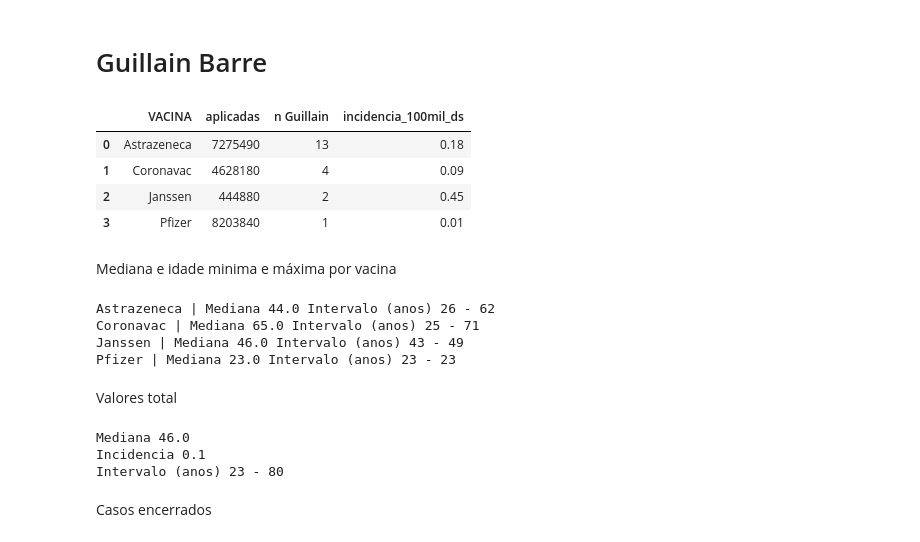
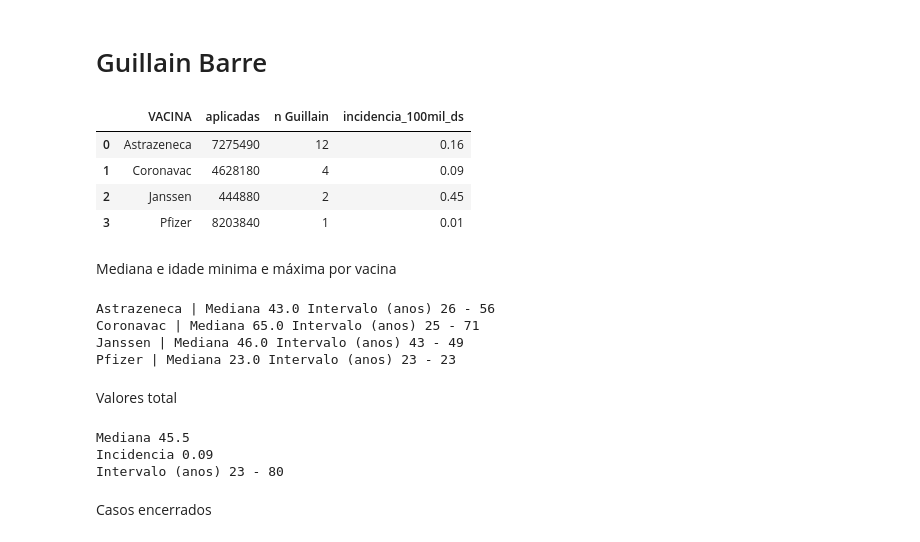
Before and after one commit to NatanaelKlein21/script-boletim-epidemiologico-01-de-2022, a Jupyter notebook: scrip_incidencia_geral_BE01_2022.ipynb, the cells around one changed output. Cells and saved outputs as stored; diff of their text form; code cells hidden in the pictures.

```diff
--- a/scrip_incidencia_geral_BE01:2022.ipynb
+++ b/scrip_incidencia_geral_BE01_2022.ipynb
@@ -699,35 +699,35 @@ total_eapv_incid
 # Solução temporária: transformar os numeros de notificação em uma lista e pesquisar no df_eventos e usar o retorno
 # Problema: tem 'nan' - excluido os nan do excel
 
 # Ler arquivo conferido de Guillain Barre
-df_guillain = pd.read_excel('Casos/guillain_barre_boletim_01/2022.xlsx')
+df_guillain = pd.read_excel('Casos/guillain_barre_boletim_01_2022.xlsx')
 df_guillain_final = df_guillain.copy()
 # Lista dos GB
 lista_df_guillain_final = df_guillain_final['Número da Notificação'].astype(str).to_list()
 
 # Pesquisar os números no df_eventos
 df_guillain_final = df_eventos[df_eventos['NUMERO DA NOTIFICACAO'].astype(str).str.contains('(?i)' + '|'.join(lista_df_guillain_final), na=False)]
 
 # Ficar somente com os números de notificação únicos
 df_guillain_final.drop_duplicates(subset=['NUMERO DA NOTIFICACAO'], inplace=True)
 
 df_guillain_final = df_guillain_final[['NUMERO DA NOTIFICACAO', 'VACINA', 'IDADE EVENTO']]
 df_guillain_tabela = df_guillain_final.copy()
 df_guillain_final = df_guillain_final.groupby(['VACINA']).count().reset_index()
 
 # Merge com aplicadas por vacina:
 df_guillain_final = pd.merge(df_guillain_final, df_apl_por_vacina, left_on='VACINA', right_on='TP_VACINA', how='outer')
 df_guillain_final.rename(columns={'NUMERO DA NOTIFICACAO': 'n Guillain'}, inplace=True)
 df_guillain_final = df_guillain_final[['VACINA', 'COUNT', 'n Guillain']]
 df_guillain_final.rename(columns={'COUNT': 'aplicadas'}, inplace=True)
 df_guillain_final
 
 # Incidência de Guillain por vacina
 df_guillain_final['incidencia_100mil_ds'] = ((df_guillain_final['n Guillain'] / df_guillain_final['aplicadas']) *100000).round(2)
 df_guillain_final
 # %% [output]
 |  | VACINA | aplicadas | n Guillain | incidencia_100mil_ds |
-| 0 | Astrazeneca | 7275490 | 13 | 0.18 |
+| 0 | Astrazeneca | 7275490 | 12 | 0.16 |
 | 1 | Coronavac | 4628180 | 4 | 0.09 |
 | 2 | Janssen | 444880 | 2 | 0.45 |
 | 3 | Pfizer | 8203840 | 1 | 0.01 |
@@ -762,7 +762,7 @@ menor_pfizer = min(pfizer['IDADE EVENTO'])
 maior_pfizer = max(pfizer['IDADE EVENTO'])
 print(f'Pfizer | Mediana', mediana_pfizer, 'Intervalo (anos)',menor_pfizer,'-',maior_pfizer)
 # %% [output]
-Astrazeneca | Mediana 44.0 Intervalo (anos) 26 - 62
+Astrazeneca | Mediana 43.0 Intervalo (anos) 26 - 56
 Coronavac | Mediana 65.0 Intervalo (anos) 25 - 71
 Janssen | Mediana 46.0 Intervalo (anos) 43 - 49
 Pfizer | Mediana 23.0 Intervalo (anos) 23 - 23
@@ -780,8 +780,8 @@ menor_gb = min(df_guillain['Idade Evento'])
 maior_gb = max(df_guillain['Idade Evento'])
 print(f'Intervalo (anos)',menor_gb,'-',maior_gb)
 # %% [output]
-Mediana 46.0
-Incidencia 0.1
+Mediana 45.5
+Incidencia 0.09
 Intervalo (anos) 23 - 80
 # %% [markdown]
 Casos encerrados
```
Also changed, not shown: parts of 10 cells of this notebook, 1 other file.
